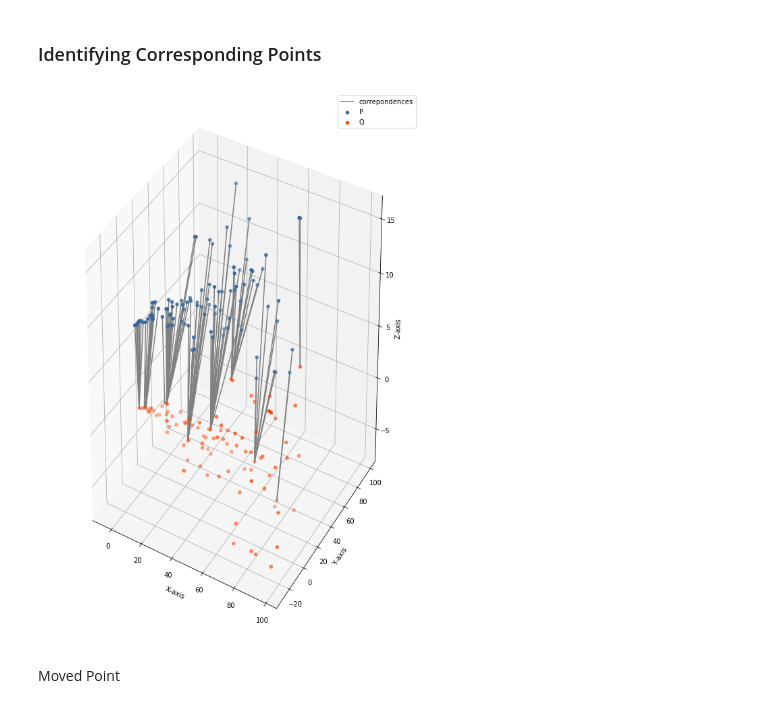
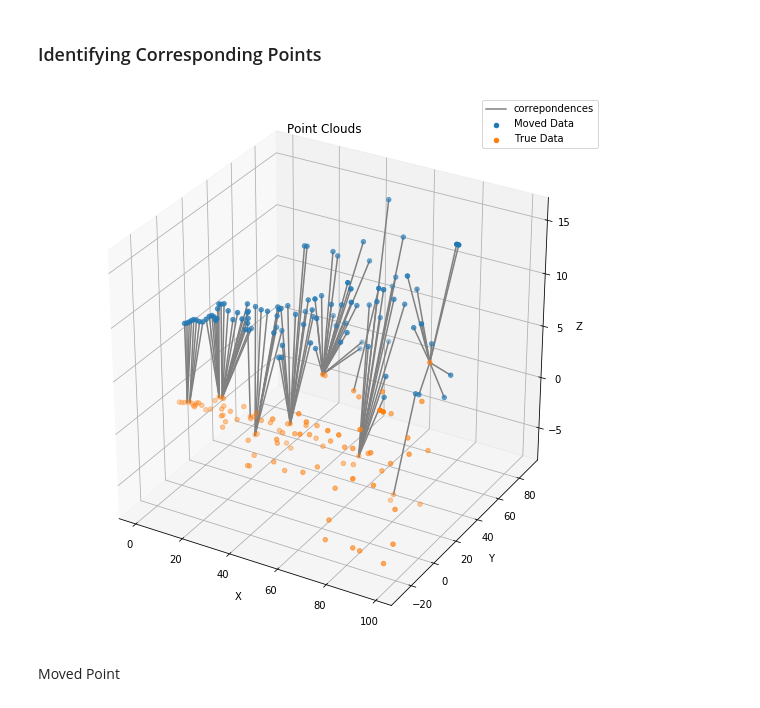
Before and after one commit to JyotiSunkara/ICP, a Jupyter notebook: Non Linear Squares Point To Plane.ipynb, the cells around one changed output. Saved outputs shown, nothing was run; the diff lists cells and outputs as text; code cells hidden in the pictures.

```diff
--- a/Non Linear Squares Point To Plane.ipynb
+++ b/Non Linear Squares Point To Plane.ipynb
@@ -1,14 +1,2 @@
 # %% [markdown]
 ### Imports
-# %%
-import numpy as np
-
-# %matplotlib notebook
-from tqdm import tqdm
-from matplotlib import pyplot as plt
-import sys
-import math
-from mpl_toolkits import mplot3d
-from pylab import rcParams
-from tqdm import tqdm
-rcParams['figure.figsize'] = 10, 15
@@ -64,10 +74,10 @@ def generateSpiral(numPoints, angle, shift):
     return sourceData, movedData
 
 '''Assign data to point clouds P and Q'''
-angle = [0, 0, math.pi/3]
-shift = np.array([[-5], [6], [7]])
+angle = [0, 0, math.pi/4]
+shift = np.array([[0], [6], [7]])
 Q, P = generateSpiral(100, angle, shift)
 
-plot_data(P, Q, "Moved data", "True data")
+plotData(P, Q, "Moved data", "True data")
 plt.show()
 # %% [output]
@@ -76,7 +86,7 @@ plt.show()
 ### Identifying Corresponding Points
 # %%
 '''For each point in the  moved data get closest points in the source data'''
-def get_correspondences(P, Q):
+def getCorrespondences(P, Q):
     pSize = P.shape[1]
     qSize = Q.shape[1]
     correspondences = []
@@ -94,23 +104,23 @@ def get_correspondences(P, Q):
     return correspondences
 
 '''Connect the obtained corresponding points using grey lines'''
-def draw_correspondences(P, Q, correspondences, ax):
+def drawCorrespondences(P, Q, correspondences):
     label_added = False
     for i, j in correspondences:
         x = [P[0, i], Q[0, j]]
         y = [P[1, i], Q[1, j]]
         z = [P[2, i], Q[2, j]]
         if not label_added:
-            ax.plot(x, y, zs=z, color='grey', label='correpondences')
+            plt.plot(x, y, zs=z, color='grey', label='correpondences')
             label_added = True
         else:
-            ax.plot(x, y, zs=z, color='grey')
-    ax.legend()
+            plt.plot(x, y, zs=z, color='grey')
+    plt.legend()
 # %%
-correspondences = get_correspondences(P, Q)
-ax = plot_data(P, Q, label_1='P', label_2='Q')
-draw_correspondences(P, Q, correspondences, ax)
+correspondences = getCorrespondences(P, Q)
+plotData(P, Q, 'Moved Data', 'True Data')
+drawCorrespondences(P, Q, correspondences)
 plt.show()
 # %% [output]
-[figure, old version]
+[figure, new version]
 # %%
```
Also changed, not shown: parts of 10 cells of this notebook, 1 other file.
